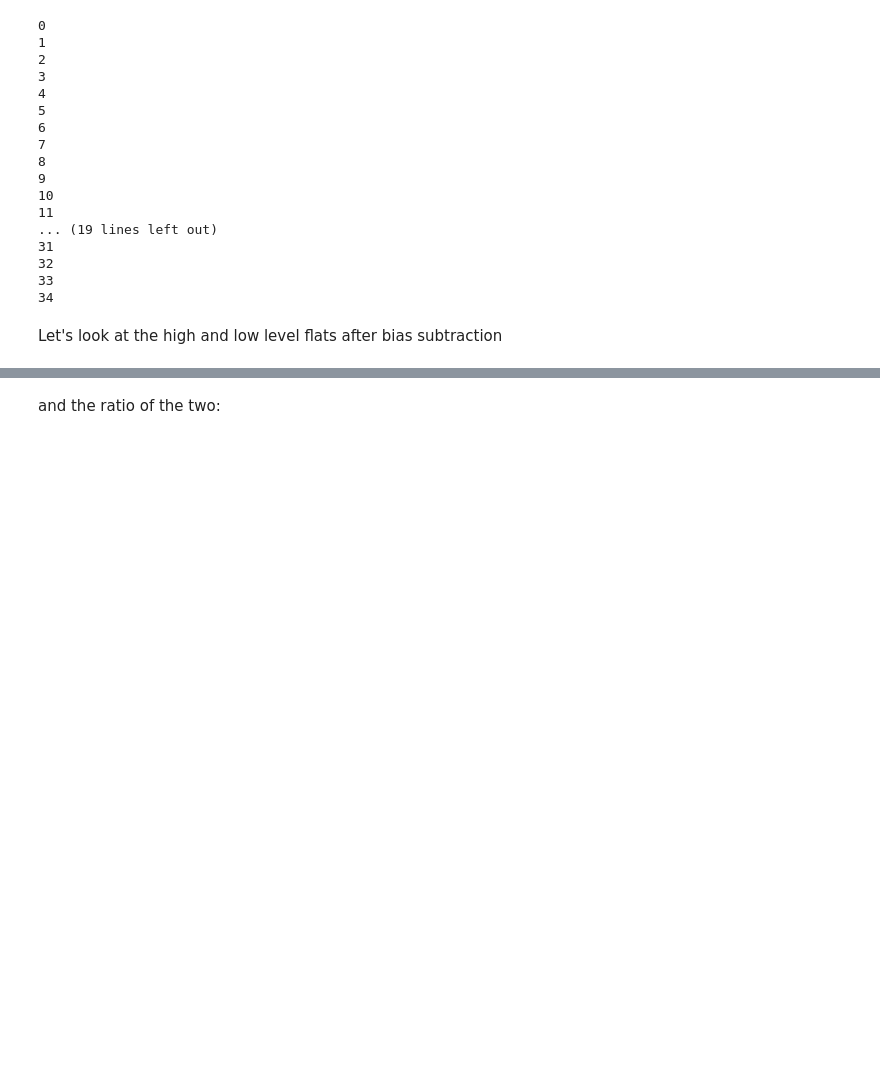
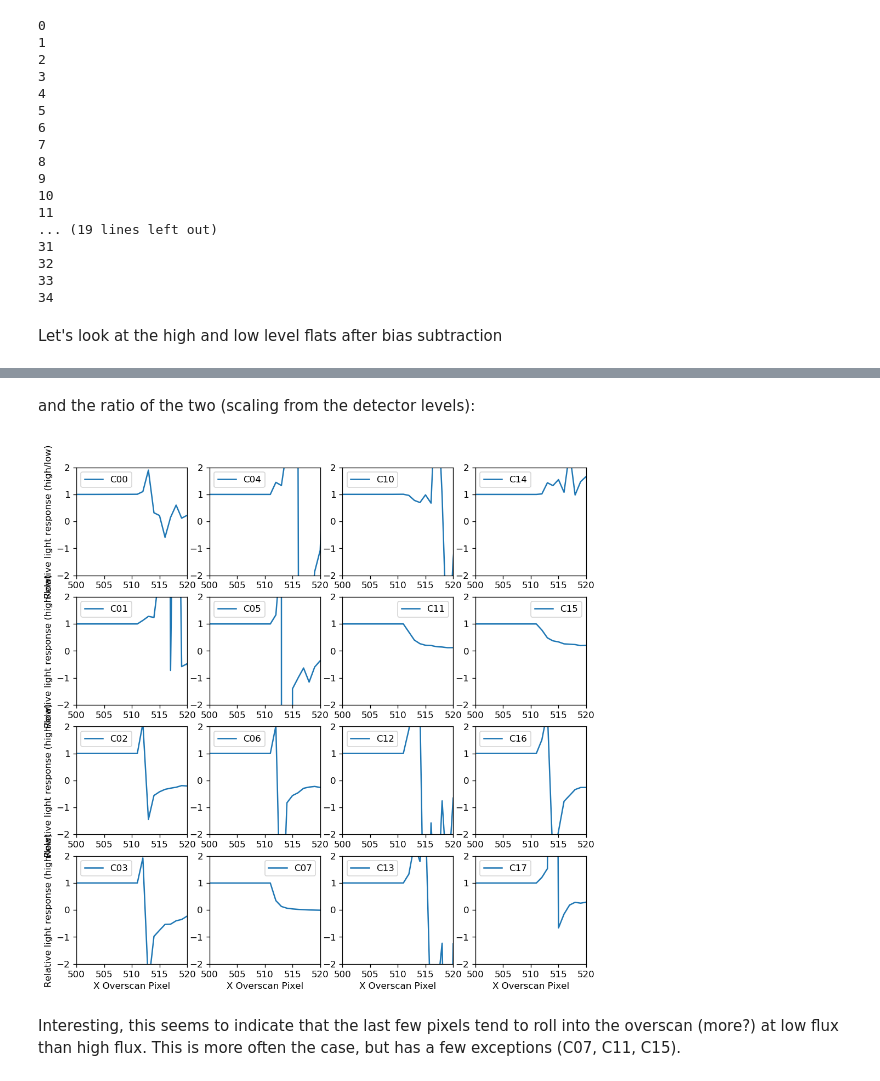
Before and after one commit to lsst/bootcamp-work, a Jupyter notebook: isr_exploration/hysteresis.ipynb, the cells around one changed output, grey strips where cells are left out. Saved outputs shown, nothing was run; the diff lists cells and outputs as text; code cells hidden in the pictures; blank space fills up the shorter version.

```diff
--- a/isr_exploration/hysteresis.ipynb
+++ b/isr_exploration/hysteresis.ipynb
@@ -976,2 +1033,45 @@ Let's look at the high and low level flats after bias subtraction
 # %% [markdown]
-and the ratio of the two:
+and the ratio of the two (scaling from the detector levels):
+# %%
+highdetmeans = {}
+highallmeans = {}
+highoverscanmeans = {}
+lowdetmeans = {}
+lowallmeans = {}
+lowoverscanmeans = {}
+
+
+i=0
+fig, axs = plt.subplots(4, 4, figsize=(10, 10))
+
+for channel_name, flips in flipXY.items():
+    # aggregate along y-axis.  It's ok to use array math here since we don't have any masks to begin with.
+    highoverscanmeans[channel_name] = numpy.mean(longexpoverscanarr[channel_name]-biasoverscanarr[channel_name], axis=0)
+    highallmeans[channel_name] = numpy.mean(longexpallarr[channel_name]-biasallarr[channel_name], axis=0)
+    lowoverscanmeans[channel_name] = numpy.mean(shortexpoverscanarr[channel_name]-biasoverscanarr[channel_name], axis=0)
+    lowallmeans[channel_name] = numpy.mean(shortexpallarr[channel_name]-biasallarr[channel_name], axis=0)
+    # get the mean level in the detector
+    highdetmeans[channel_name] = numpy.mean(longexpdetarr[channel_name]-biasdetarr[channel_name])
+    lowdetmeans[channel_name] = numpy.mean(shortexpdetarr[channel_name]-biasdetarr[channel_name])
+    indx = i%4
+    indy = i//4
+    i+=1
+    axs[indx][indy].plot(highallmeans[channel_name]/highdetmeans[channel_name]/(lowallmeans[channel_name]/lowdetmeans[channel_name]), label=channel_name)
+    axs[indx][indy].set_xlim(500,520)
+    limitlow=numpy.min(highallmeans[channel_name][500:520]/highdetmeans[channel_name]/(lowallmeans[channel_name][500:520]/lowdetmeans[channel_name]))
+    limithigh=numpy.max(highallmeans[channel_name][500:520]/highdetmeans[channel_name]/(lowallmeans[channel_name][500:520]/lowdetmeans[channel_name]))
+#    axs[indx][indy].set_ylim(limitlow,limithigh)
+    axs[indx][indy].set_ylim(-2,2)
+    axs[indx][indy].legend()
+    if indx == 3:
+        axs[indx][indy].set_xlabel('X Overscan Pixel')
+    if indy == 0:
+        axs[indx][indy].set_ylabel('Relative light response (high/low)')
+
+detmeans = {}
+allmeans = {}
+overscanmeans = {}
+# %% [output]
+[figure, added]
+# %% [markdown]
+Interesting, this seems to indicate that the last few pixels tend to roll into the overscan (more?) at low flux than high flux.  This is more often the case, but has a few exceptions (C07, C11, C15).
```
Also changed, not shown: parts of 2 cells of this notebook.
